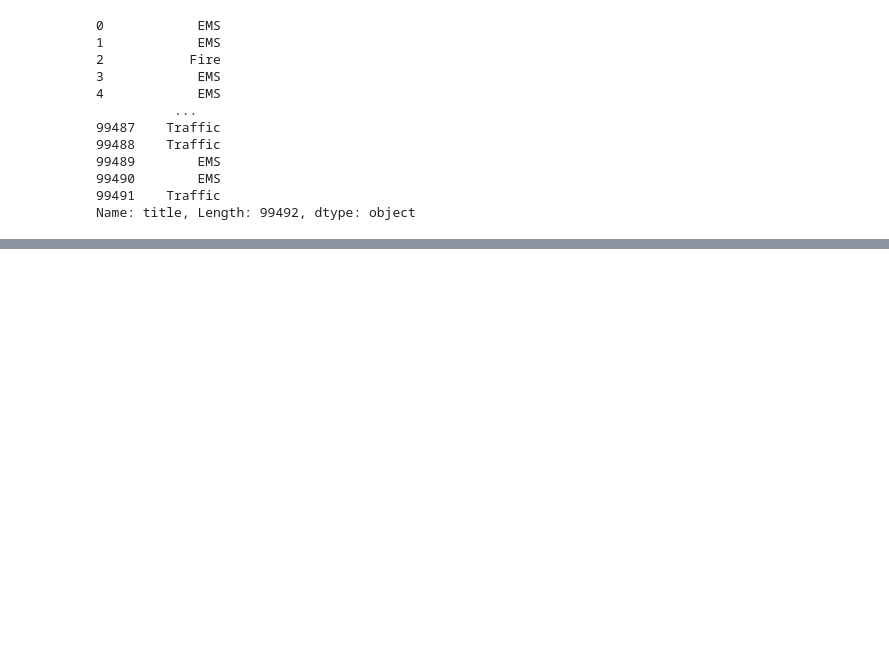
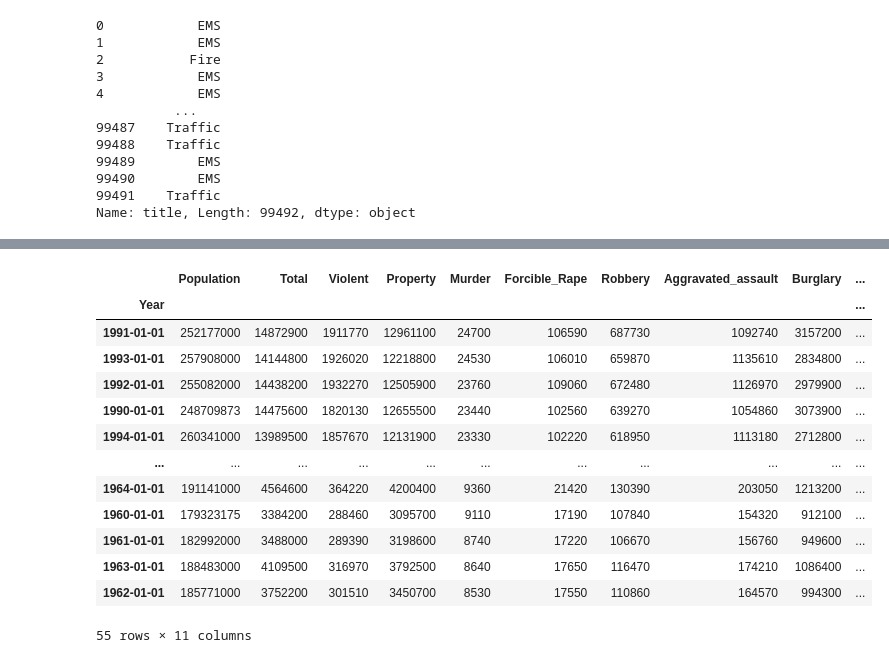
Before and after one commit to nitesh-sinha/machine-learning-jupyter-notebooks, a Jupyter notebook: 7-pandas.ipynb, the cells around one changed output, grey strips where cells are left out. Drawn from its saved outputs; the diff is of its cells as text; code cells hidden in the pictures; blank space fills up the shorter version.

Commit message:
Added some more commands to pandas

```diff
--- a/7-pandas.ipynb
+++ b/7-pandas.ipynb
@@ -1166,0 +1185,4 @@ Name: title, Length: 99492, dtype: object
+# %%
+crime_df = pd.read_csv("https://raw.githubusercontent.com/guipsamora/pandas_exercises/master/04_Apply/US_Crime_Rates/US_Crime_Rates_1960_2014.csv")
+# Convert year column to datetime format(using pandas inbuilt method)
+crime_df.Year = pd.to_datetime(crime_df.Year, format="%Y")
@@ -1166,0 +1205,4 @@ Name: title, Length: 99492, dtype: object
+# %%
+# Get number of each crimes in every column per decade
+crime_df.set_index('Year',drop=True,inplace=True) # First make Year column as index then use resample in next step
+crime_df.resample('10AS').sum() # AS = year begin frequency, 10= 10 times of the year i.e. a decade
@@ -1166,0 +1218,18 @@ Name: title, Length: 99492, dtype: object
+# %%
+# First sort the table in ascending order by Murder and then descending(to break ties) order by Violent column
+crime_df.sort_values(by=['Murder','Violent'],ascending=[False,True])
+# %% [output]
+|  | Population | Total | Violent | Property | Murder | Forcible_Rape | Robbery | Aggravated_assault | Burglary | ... |
+| Year |  |  |  |  |  |  |  |  |  | ... |
+| 1991-01-01 | 252177000 | 14872900 | 1911770 | 12961100 | 24700 | 106590 | 687730 | 1092740 | 3157200 | ... |
+| 1993-01-01 | 257908000 | 14144800 | 1926020 | 12218800 | 24530 | 106010 | 659870 | 1135610 | 2834800 | ... |
+| 1992-01-01 | 255082000 | 14438200 | 1932270 | 12505900 | 23760 | 109060 | 672480 | 1126970 | 2979900 | ... |
+| 1990-01-01 | 248709873 | 14475600 | 1820130 | 12655500 | 23440 | 102560 | 639270 | 1054860 | 3073900 | ... |
+| 1994-01-01 | 260341000 | 13989500 | 1857670 | 12131900 | 23330 | 102220 | 618950 | 1113180 | 2712800 | ... |
+| ... | ... | ... | ... | ... | ... | ... | ... | ... | ... | ... |
+| 1964-01-01 | 191141000 | 4564600 | 364220 | 4200400 | 9360 | 21420 | 130390 | 203050 | 1213200 | ... |
+| 1960-01-01 | 179323175 | 3384200 | 288460 | 3095700 | 9110 | 17190 | 107840 | 154320 | 912100 | ... |
+| 1961-01-01 | 182992000 | 3488000 | 289390 | 3198600 | 8740 | 17220 | 106670 | 156760 | 949600 | ... |
+| 1963-01-01 | 188483000 | 4109500 | 316970 | 3792500 | 8640 | 17650 | 116470 | 174210 | 1086400 | ... |
+| 1962-01-01 | 185771000 | 3752200 | 301510 | 3450700 | 8530 | 17550 | 110860 | 164570 | 994300 | ... |
+55 rows × 11 columns
```
Also changed, not shown: parts of 12 cells of this notebook.
